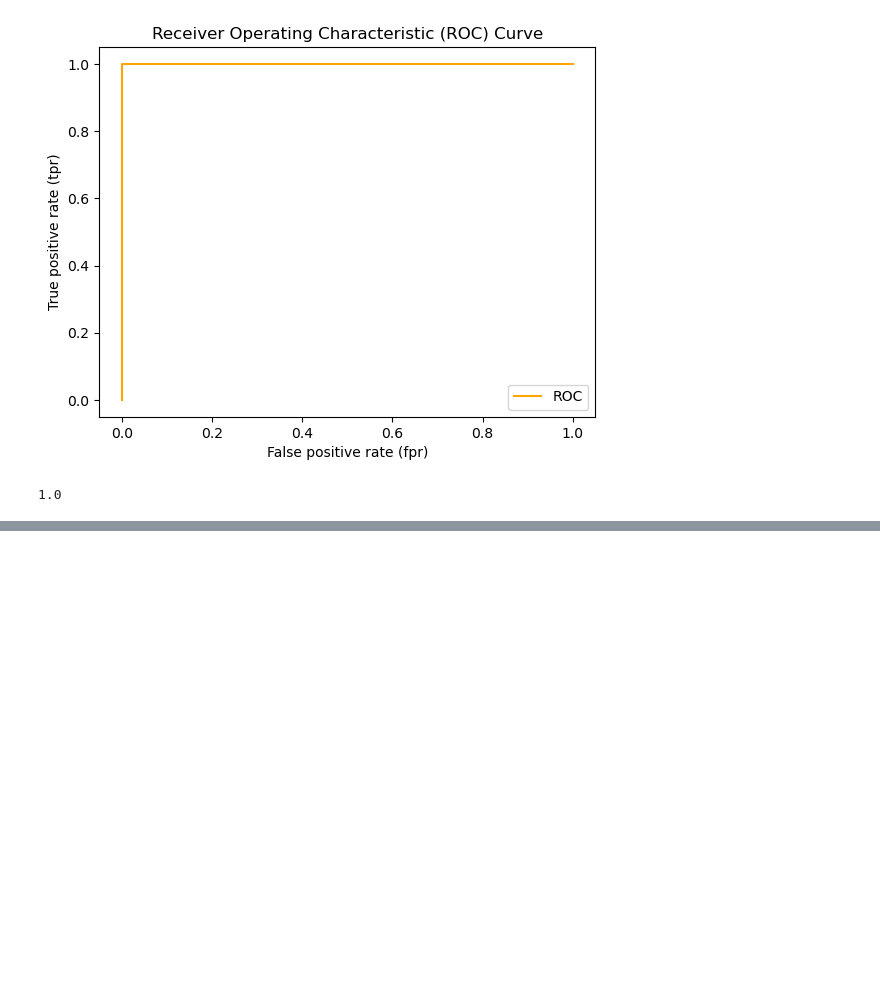
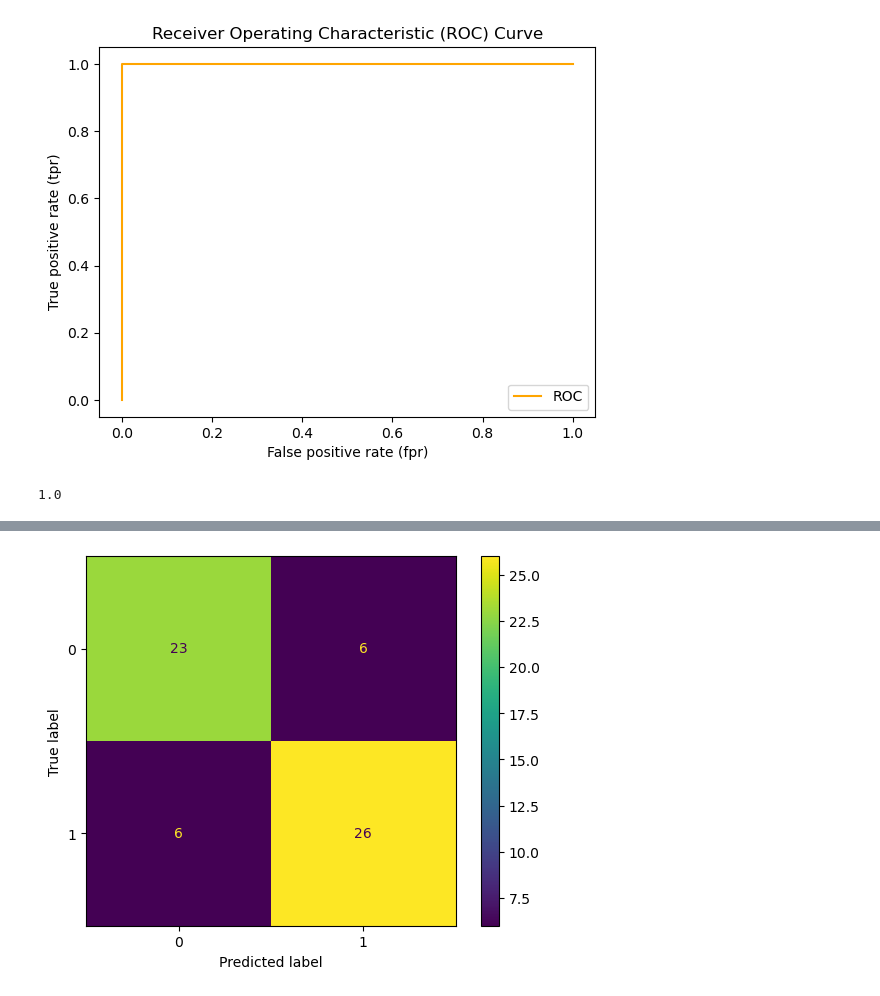
Before and after one commit to balaji1974/python-and-machinelearning, a Jupyter notebook: 08 - SciKit-Learn/05-Evaluating-The-Model.ipynb, the cells around one changed output, grey strips where cells are left out. Saved outputs shown, nothing was run; the diff lists cells and outputs as text; code cells hidden in the pictures; blank space fills up the shorter version.

```diff
--- a/08 - SciKit-Learn/05-Evaluating-The-Model.ipynb
+++ b/08 - SciKit-Learn/05-Evaluating-The-Model.ipynb
@@ -287,0 +347,7 @@ A confusion matrix is a quick way to compare the labels a model predicts and the
+# %%
+# Plot confusion matrix from predictions
+ConfusionMatrixDisplay.from_predictions(y_true=y_test,
+                                        y_pred=y_preds);
+plt.show()
+# %% [output]
+[figure, added]
```
Also changed, not shown: parts of 7 cells of this notebook, 1 other file.
